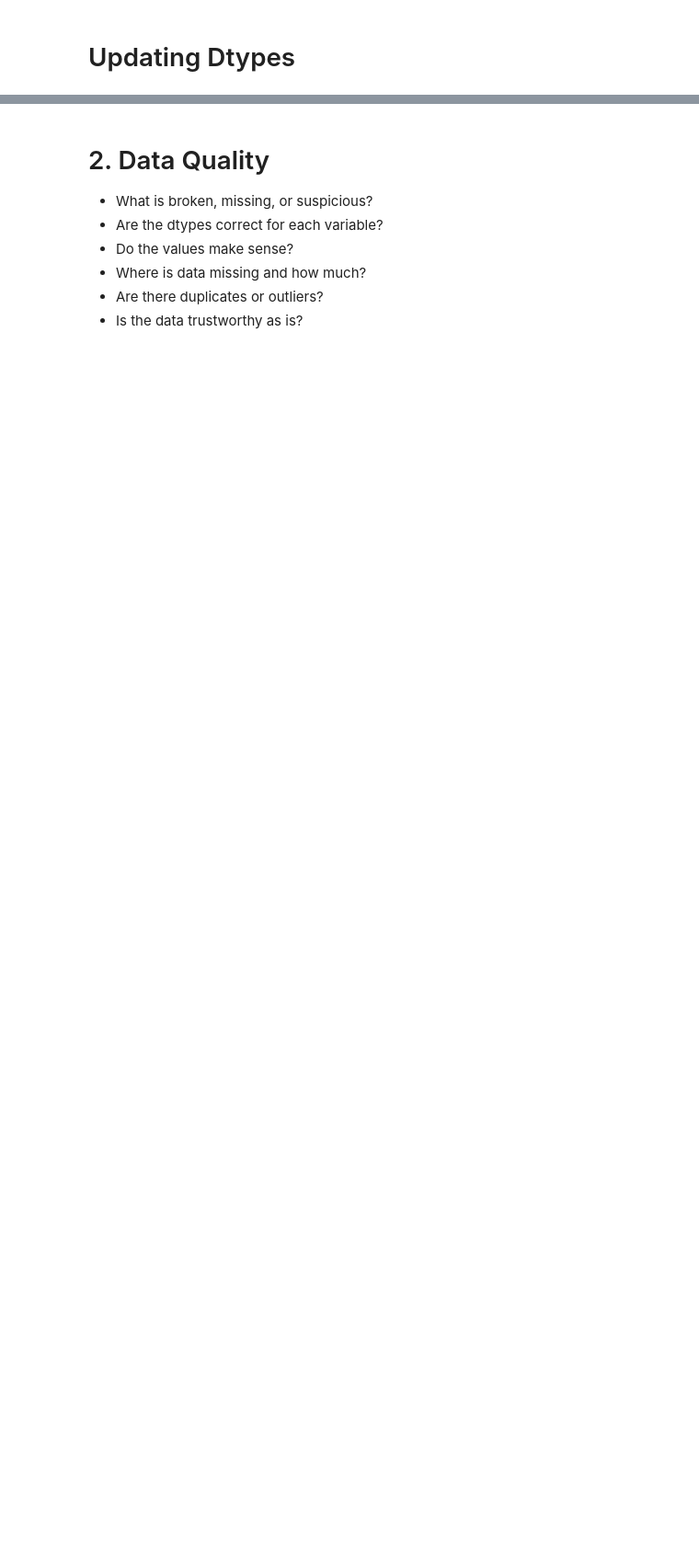
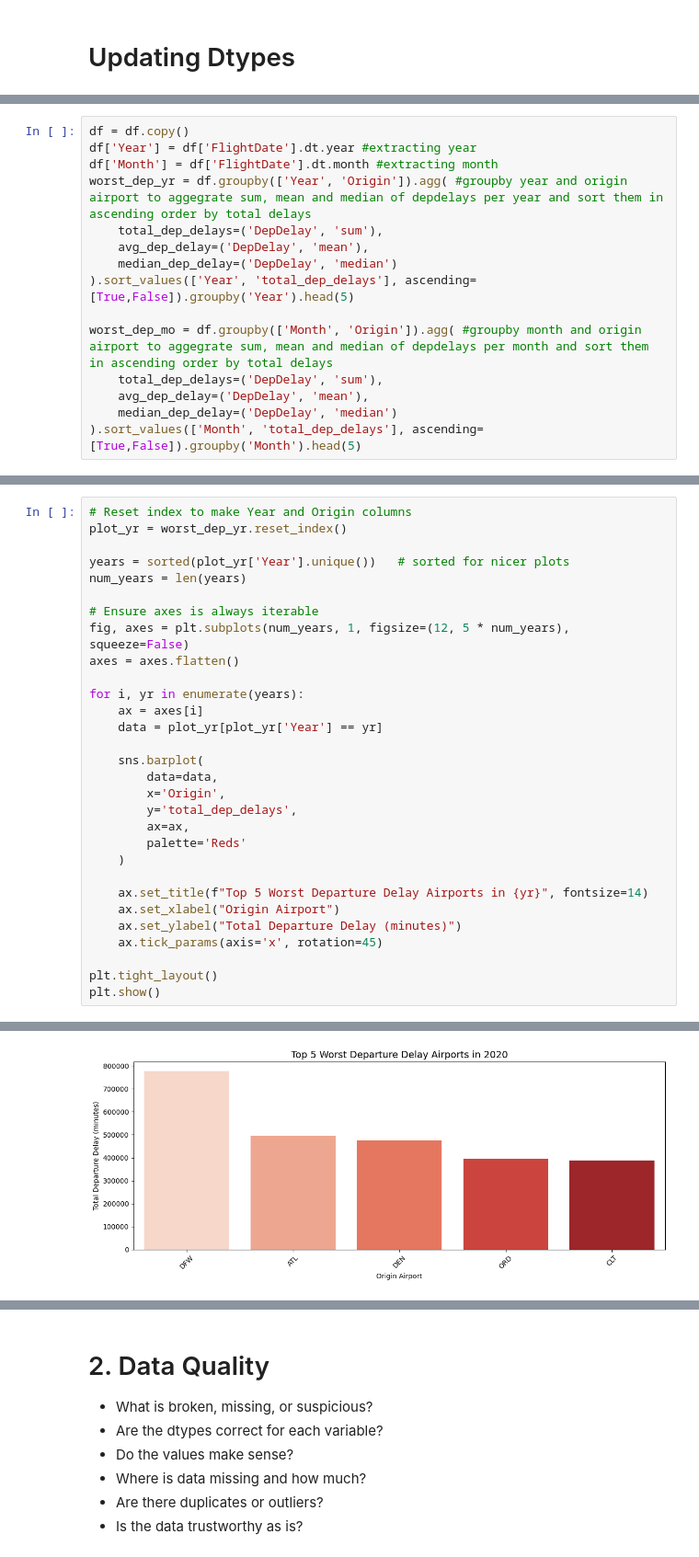
Before and after one commit to oubrando/eda-project, a Jupyter notebook: notebooks/Trace_Recon.ipynb, the cells around one changed output, grey strips where cells are left out. Shown at 92% size. Cells and saved outputs as stored; diff of their text form; blank space fills up the shorter version.

```diff
--- a/notebooks/Trace_Recon.ipynb
+++ b/notebooks/Trace_Recon.ipynb
@@ -390,0 +444,15 @@ airports_lst = df['airports']
+# %%
+df = df.copy()
+df['Year'] = df['FlightDate'].dt.year #extracting year
+df['Month'] = df['FlightDate'].dt.month #extracting month
+worst_dep_yr = df.groupby(['Year', 'Origin']).agg( #groupby year and origin airport to aggegrate sum, mean and median of depdelays per year and sort them in ascending order by total delays
+    total_dep_delays=('DepDelay', 'sum'),
+    avg_dep_delay=('DepDelay', 'mean'),
+    median_dep_delay=('DepDelay', 'median')
+).sort_values(['Year', 'total_dep_delays'], ascending=[True,False]).groupby('Year').head(5)
+
+worst_dep_mo = df.groupby(['Month', 'Origin']).agg( #groupby month and origin airport to aggegrate sum, mean and median of depdelays per month and sort them in ascending order by total delays
+    total_dep_delays=('DepDelay', 'sum'),
+    avg_dep_delay=('DepDelay', 'mean'),
+    median_dep_delay=('DepDelay', 'median')
+).sort_values(['Month', 'total_dep_delays'], ascending=[True,False]).groupby('Month').head(5)
@@ -390,0 +480,31 @@ airports_lst = df['airports']
+# %%
+# Reset index to make Year and Origin columns
+plot_yr = worst_dep_yr.reset_index()
+
+years = sorted(plot_yr['Year'].unique())   # sorted for nicer plots
+num_years = len(years)
+
+# Ensure axes is always iterable
+fig, axes = plt.subplots(num_years, 1, figsize=(12, 5 * num_years), squeeze=False)
+axes = axes.flatten()
+
+for i, yr in enumerate(years):
+    ax = axes[i]
+    data = plot_yr[plot_yr['Year'] == yr]
+
+    sns.barplot(
+        data=data,
+        x='Origin',
+        y='total_dep_delays',
+        ax=ax,
+        palette='Reds'
+    )
+
+    ax.set_title(f"Top 5 Worst Departure Delay Airports in {yr}", fontsize=14)
+    ax.set_xlabel("Origin Airport")
+    ax.set_ylabel("Total Departure Delay (minutes)")
+    ax.tick_params(axis='x', rotation=45)
+
+plt.tight_layout()
+plt.show()
+# %% [output]
@@ -390,0 +514 @@ airports_lst = df['airports']
+[figure, added]
```
Also changed, not shown: parts of 29 cells of this notebook.
